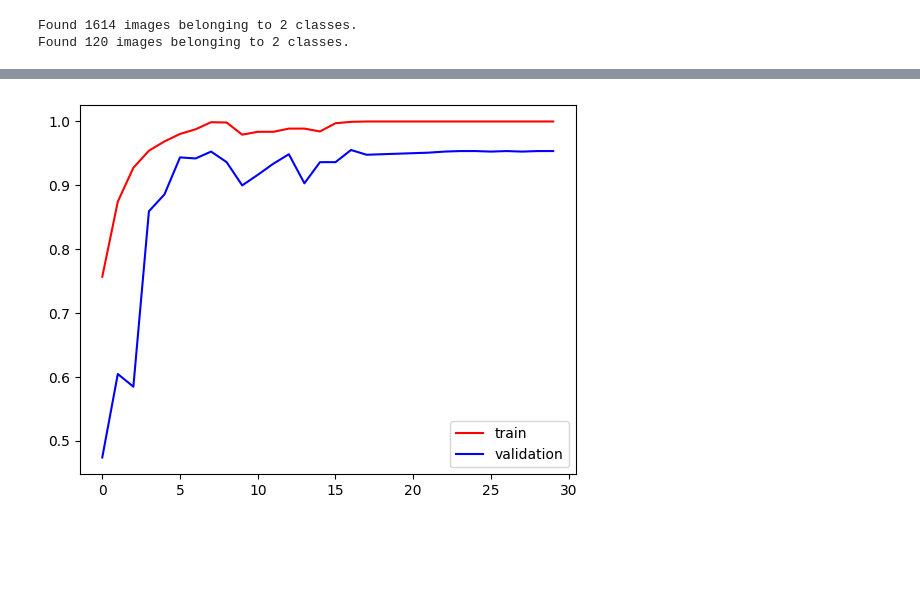
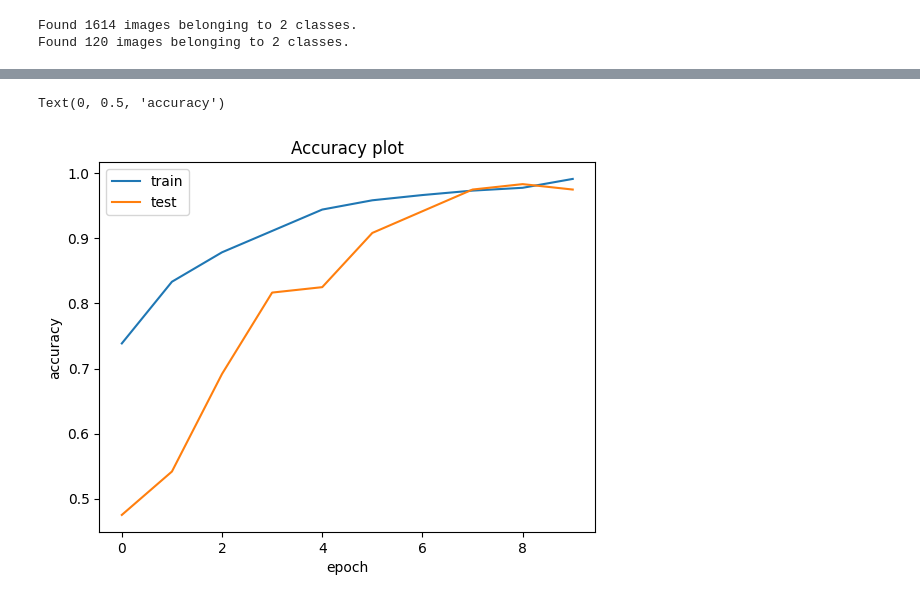
Before and after one commit to drishti-s1/Brain-Tumor-Detection-Model, a Jupyter notebook: brain_tumorDetectionUsingCNN.ipynb, the cells around one changed output, grey strips where cells are left out. Drawn from its saved outputs; the diff is of its cells as text; code cells hidden in the pictures; blank space fills up the shorter version.

```diff
--- a/brain_tumorDetectionUsingCNN.ipynb
+++ b/brain_tumorDetectionUsingCNN.ipynb
@@ -94,4 +97,4 @@ Trainable params: 3,477,761
 Non-trainable params: 704
 _________________________________________________________________
 # %%
-model.compile(optimizer='adam',loss='binary_crossentropy',metrics=['accuracy'])
+model.compile(optimizer=Adam(lr=0.001),loss='binary_crossentropy',metrics=['accuracy'])
@@ -98,2 +102,0 @@ model.compile(optimizer='adam',loss='binary_crossentropy',metrics=['accuracy'])
-# %%
-history = model.fit(traindata, epochs=30, validation_data=validationdata)
@@ -117,0 +103,2 @@ Epoch 30/30
+# %%
+H = model.fit(training_set, epochs=10, validation_data=validation_set,verbose=1,shuffle=True)
@@ -118 +126,3 @@ Epoch 30/30
+# %%
+hist = H.history
 # %%
@@ -123,10 +133,11 @@ model.evaluate(validationdata )
 # %%
-
 import matplotlib.pyplot as plt
-
-plt.plot(history.history['accuracy'],color='red',label='train')
-plt.plot(history.history['val_accuracy'],color='blue',label='validation')
-plt.legend()
-plt.show()
+plt.plot(hist["accuracy"])
+plt.plot(hist["val_accuracy"])
+plt.title("Accuracy plot")
+plt.legend(["train","test"])
+plt.xlabel("epoch")
+plt.ylabel("accuracy")
 # %% [output]
+Text(0, 0.5, 'accuracy')
-[figure, old version]
+[figure, new version]
```
Also changed, not shown: parts of 17 cells of this notebook.
